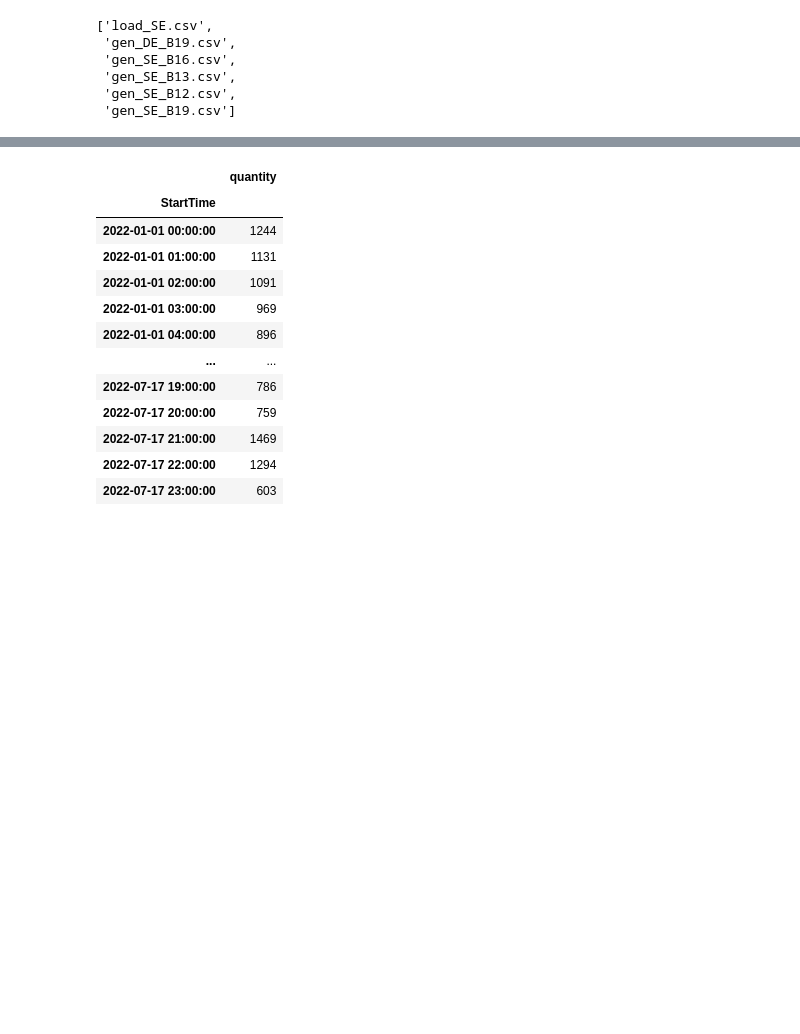
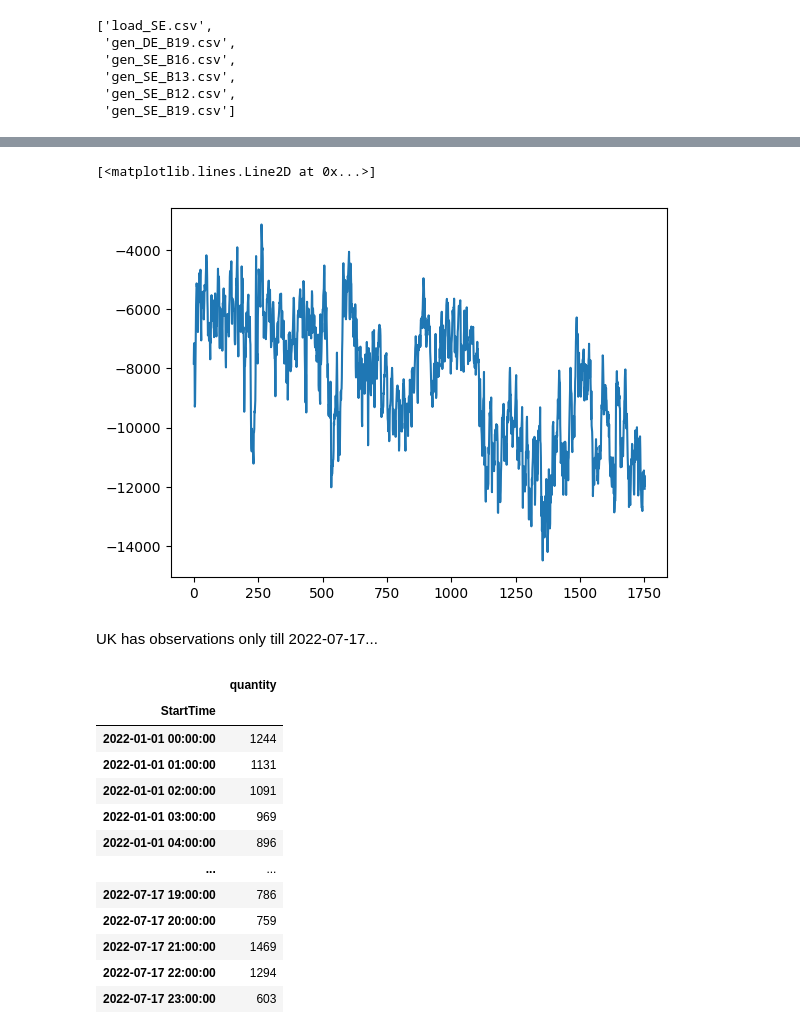
Before and after one commit to EvansVan/Zeros2Heros, a Jupyter notebook: src/cleanest.ipynb, the cells around one changed output, grey strips where cells are left out. Saved outputs shown, nothing was run; the diff lists cells and outputs as text; code cells hidden in the pictures; blank space fills up the shorter version.

```diff
--- a/src/cleanest.ipynb
+++ b/src/cleanest.ipynb
@@ -130,3 +412,20 @@ AttributeError: 'Timestamp' object has no attribute 'split'
+# %%
+'''
+obsmax = model_gym['obs'].max()
+obsmin = model_gym['obs'].min()
+
+obs1max = model_gym['obs1'].max()
+obs1min = model_gym['obs1'].min()
+'''
+y_pred_MW = y_pred_obs * (obsmax - obsmin) + obsmin
+y_pred_MW1 = y_pred_obs1 * (obs1max - obs1min) + obs1min
+predicted_surplus  = y_pred_MW1 - y_pred_MW
+plt.plot(predicted_surplus)
+# %% [output]
+[<matplotlib.lines.Line2D at 0x...>]
+[figure, added]
+# %% [markdown]
+UK has observations only till 2022-07-17...
 # %%
 germ_data = pd.read_csv('/Users/anatolijkekarev/Desktop/jupyter_env/Zeros2Heros/data/all year/load_UK.csv', sep=',')
 germ_data = germ_data.drop(0)
```
Also changed, not shown: parts of 23 cells of this notebook, 6 other files.
